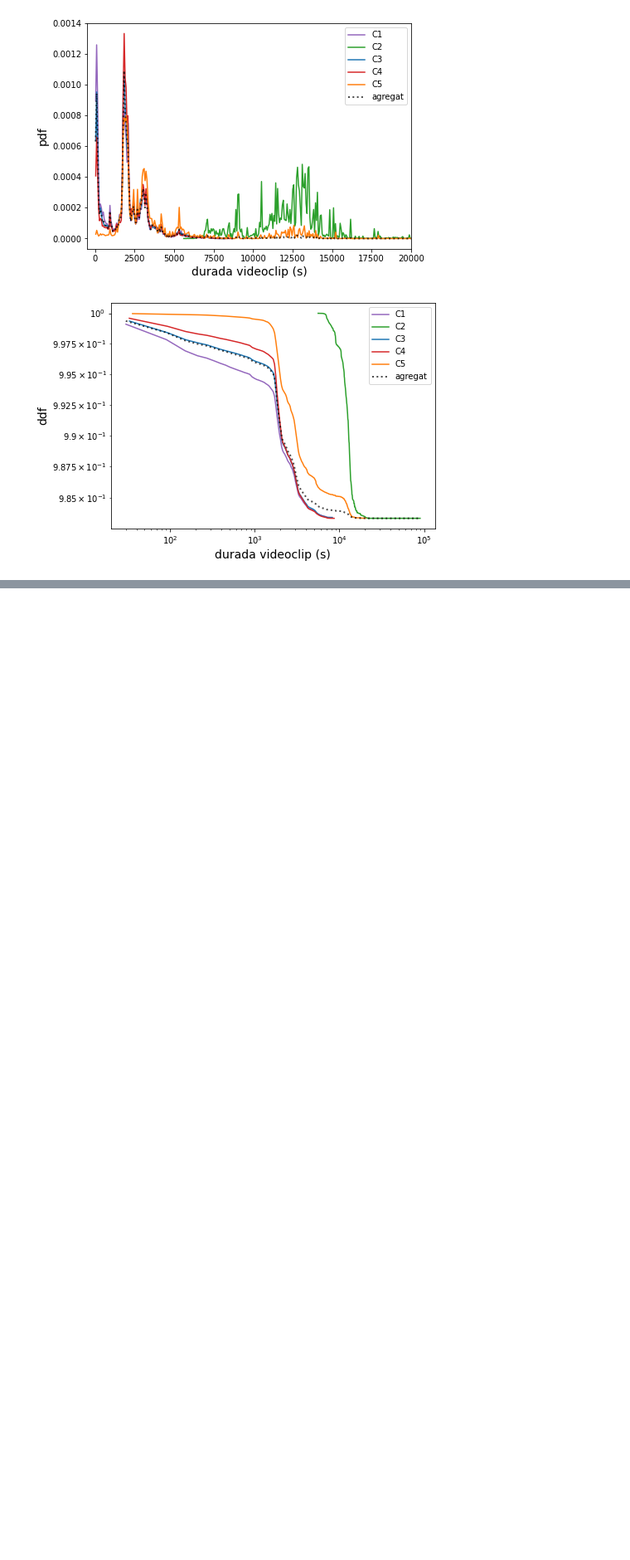
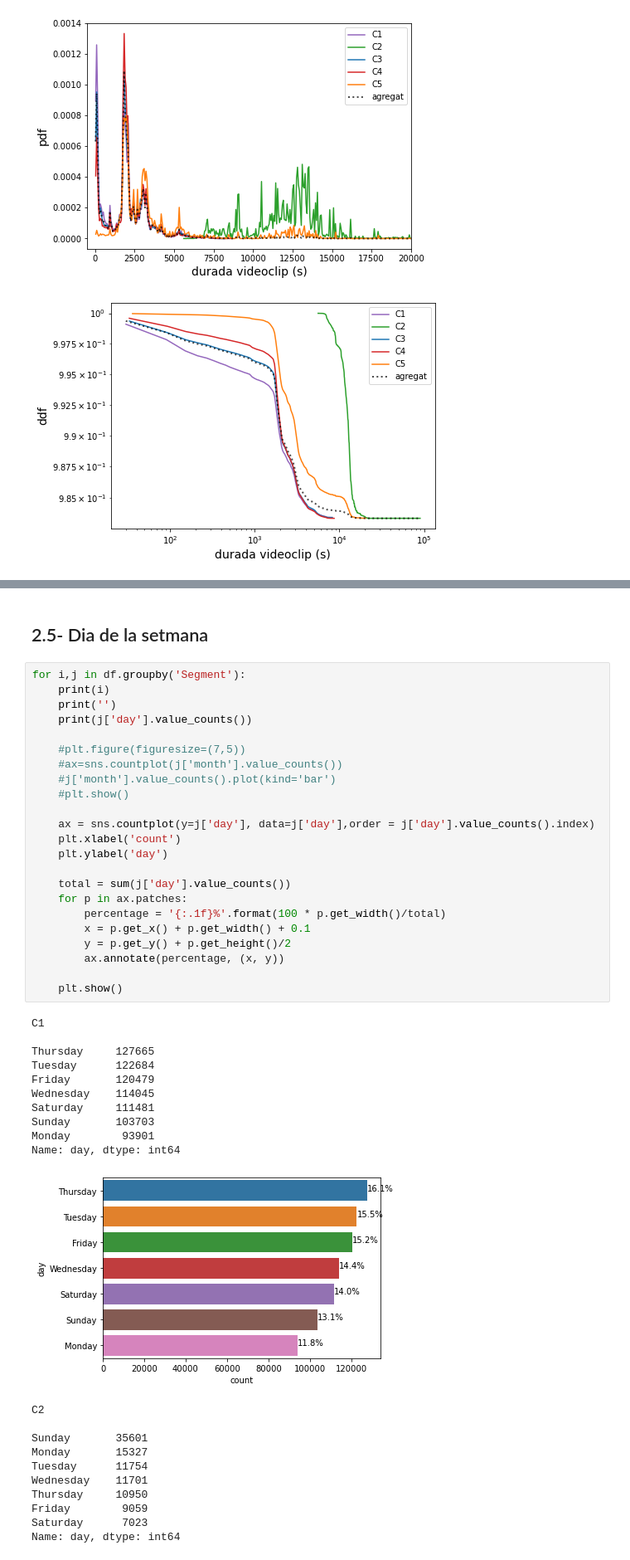
Before and after one commit to ferranlarroyaub/Audiovisual-Editorial_Consumption_PICAE-Project, a Jupyter notebook: picae_consum_perfilat.ipynb, the cells around one changed output, grey strips where cells are left out. Shown at 83% size. Cells and saved outputs as stored; diff of their text form; blank space fills up the shorter version.

```diff
--- a/picae_consum_perfilat.ipynb
+++ b/picae_consum_perfilat.ipynb
@@ -594,0 +1036,47 @@ Name: durada, dtype: float64
+# %% [markdown]
+## 2.5- Dia de la setmana
+# %%
+for i,j in df.groupby('Segment'):
+    print(i)
+    print('')
+    print(j['day'].value_counts())
+
+    #plt.figure(figuresize=(7,5))
+    #ax=sns.countplot(j['month'].value_counts())
+    #j['month'].value_counts().plot(kind='bar')
+    #plt.show()
+
+    ax = sns.countplot(y=j['day'], data=j['day'],order = j['day'].value_counts().index)
+    plt.xlabel('count')
+    plt.ylabel('day')
+
+    total = sum(j['day'].value_counts())
+    for p in ax.patches:
+        percentage = '{:.1f}%'.format(100 * p.get_width()/total)
+        x = p.get_x() + p.get_width() + 0.1
+        y = p.get_y() + p.get_height()/2
+        ax.annotate(percentage, (x, y))
+
+    plt.show()
+# %% [output]
+C1
+
+Thursday     127665
+Tuesday      122684
+Friday       120479
+Wednesday    114045
+Saturday     111481
+Sunday       103703
+Monday        93901
+Name: day, dtype: int64
+[figure, added]
+C2
+
+Sunday       35601
+Monday       15327
+Tuesday      11754
+Wednesday    11701
+Thursday     10950
+Friday        9059
+Saturday      7023
+Name: day, dtype: int64
```
Also changed, not shown: parts of 43 cells of this notebook, 2 other files.
